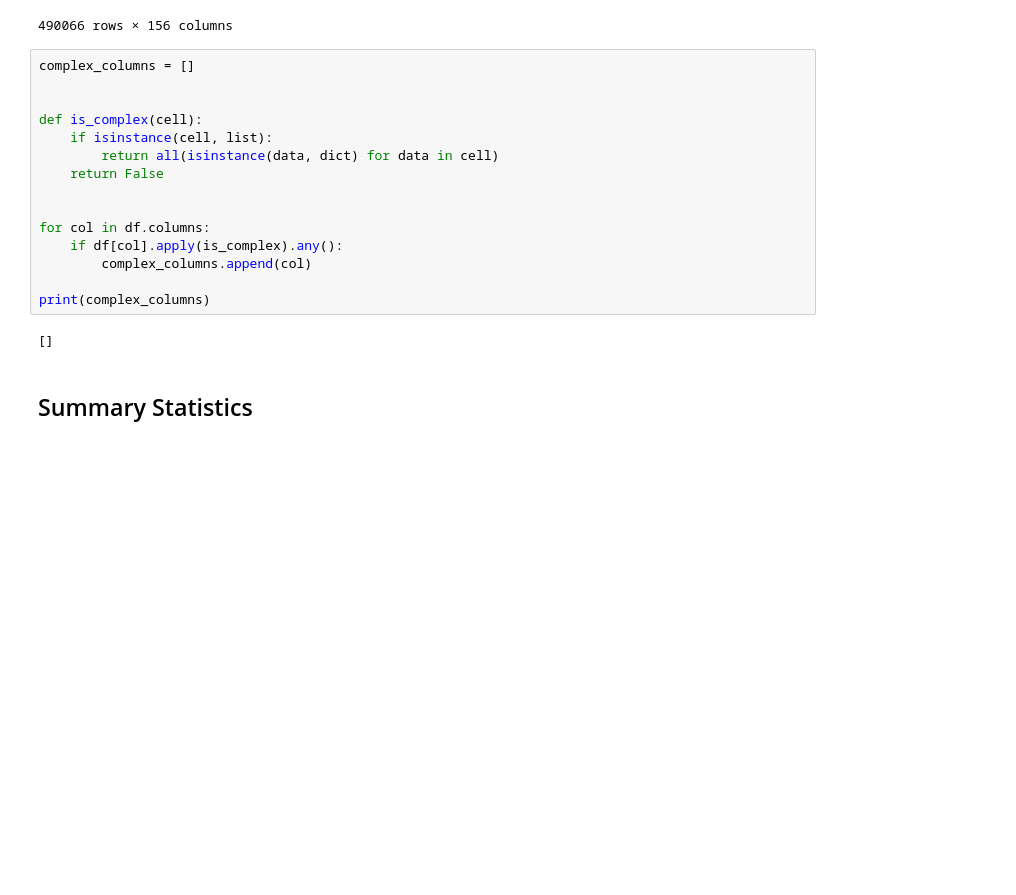
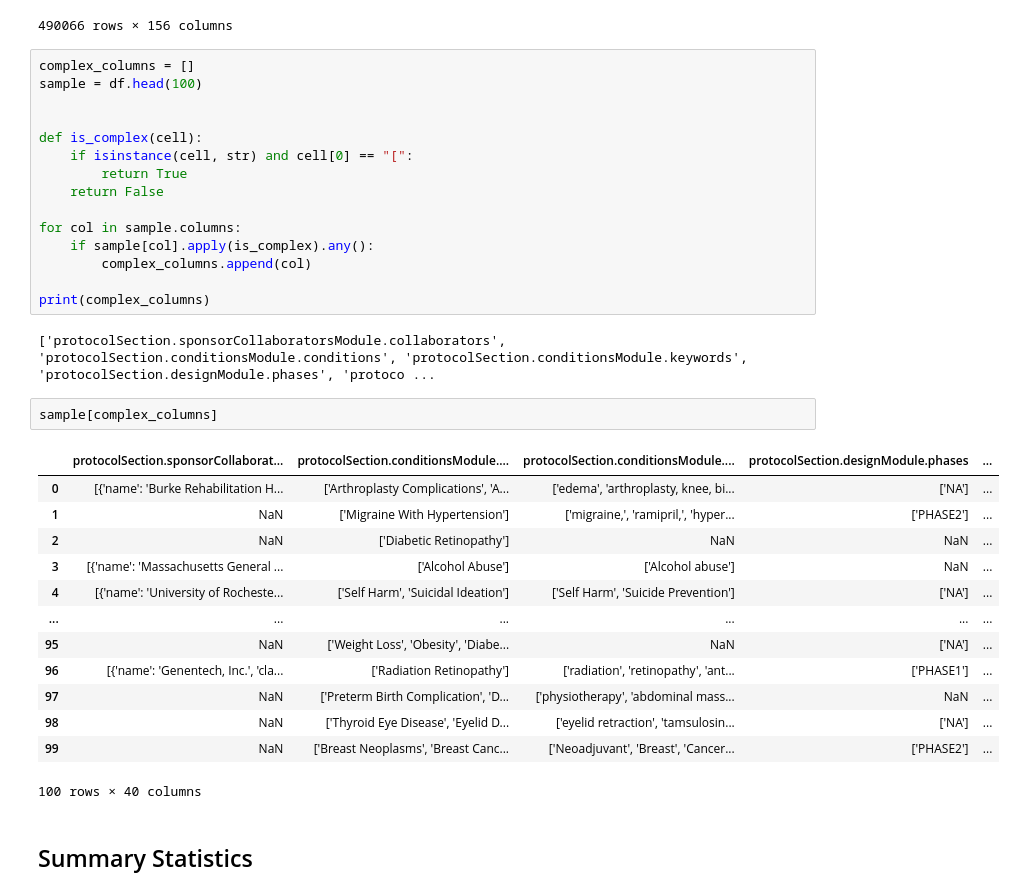
Before and after one commit to clinical-trials-research/clinical-trials-research, a Jupyter notebook: notebooks/01-field-analysis.ipynb, the cells around one changed output. Cells and saved outputs as stored; diff of their text form; blank space fills up the shorter version.

```diff
--- a/notebooks/01-field-analysis.ipynb
+++ b/notebooks/01-field-analysis.ipynb
@@ -26,21 +28,37 @@ df
 490066 rows × 156 columns
 # %%
 complex_columns = []
+sample = df.head(100)
 
 
 def is_complex(cell):
-    if isinstance(cell, list):
-        return all(isinstance(data, dict) for data in cell)
+    if isinstance(cell, str) and cell[0] == "[":
+        return True
     return False
 
-
-for col in df.columns:
-    if df[col].apply(is_complex).any():
+for col in sample.columns:
+    if sample[col].apply(is_complex).any():
         complex_columns.append(col)
 
 print(complex_columns)
 # %% [output]
-[]
+['protocolSection.sponsorCollaboratorsModule.collaborators', 'protocolSection.conditionsModule.conditions', 'protocolSection.conditionsModule.keywords', 'protocolSection.designModule.phases', 'protoco ...
+# %%
+sample[complex_columns]
+# %% [output]
+|  | protocolSection.sponsorCollaborat... | protocolSection.conditionsModule.... | protocolSection.conditionsModule.... | protocolSection.designModule.phases | ... |
+| 0 | [{'name': 'Burke Rehabilitation H... | ['Arthroplasty Complications', 'A... | ['edema', 'arthroplasty, knee, bi... | ['NA'] | ... |
+| 1 | NaN | ['Migraine With Hypertension'] | ['migraine,', 'ramipril,', 'hyper... | ['PHASE2'] | ... |
+| 2 | NaN | ['Diabetic Retinopathy'] | NaN | NaN | ... |
+| 3 | [{'name': 'Massachusetts General ... | ['Alcohol Abuse'] | ['Alcohol abuse'] | NaN | ... |
+| 4 | [{'name': 'University of Rocheste... | ['Self Harm', 'Suicidal Ideation'] | ['Self Harm', 'Suicide Prevention'] | ['NA'] | ... |
+| ... | ... | ... | ... | ... | ... |
+| 95 | NaN | ['Weight Loss', 'Obesity', 'Diabe... | NaN | ['NA'] | ... |
+| 96 | [{'name': 'Genentech, Inc.', 'cla... | ['Radiation Retinopathy'] | ['radiation', 'retinopathy', 'ant... | ['PHASE1'] | ... |
+| 97 | NaN | ['Preterm Birth Complication', 'D... | ['physiotherapy', 'abdominal mass... | NaN | ... |
+| 98 | NaN | ['Thyroid Eye Disease', 'Eyelid D... | ['eyelid retraction', 'tamsulosin... | ['NA'] | ... |
+| 99 | NaN | ['Breast Neoplasms', 'Breast Canc... | ['Neoadjuvant', 'Breast', 'Cancer... | ['PHASE2'] | ... |
+100 rows × 40 columns
 # %% [markdown]
 ## Summary Statistics
 # %%
```
Also changed, not shown: parts of 1 cell of this notebook, 1 other file.
